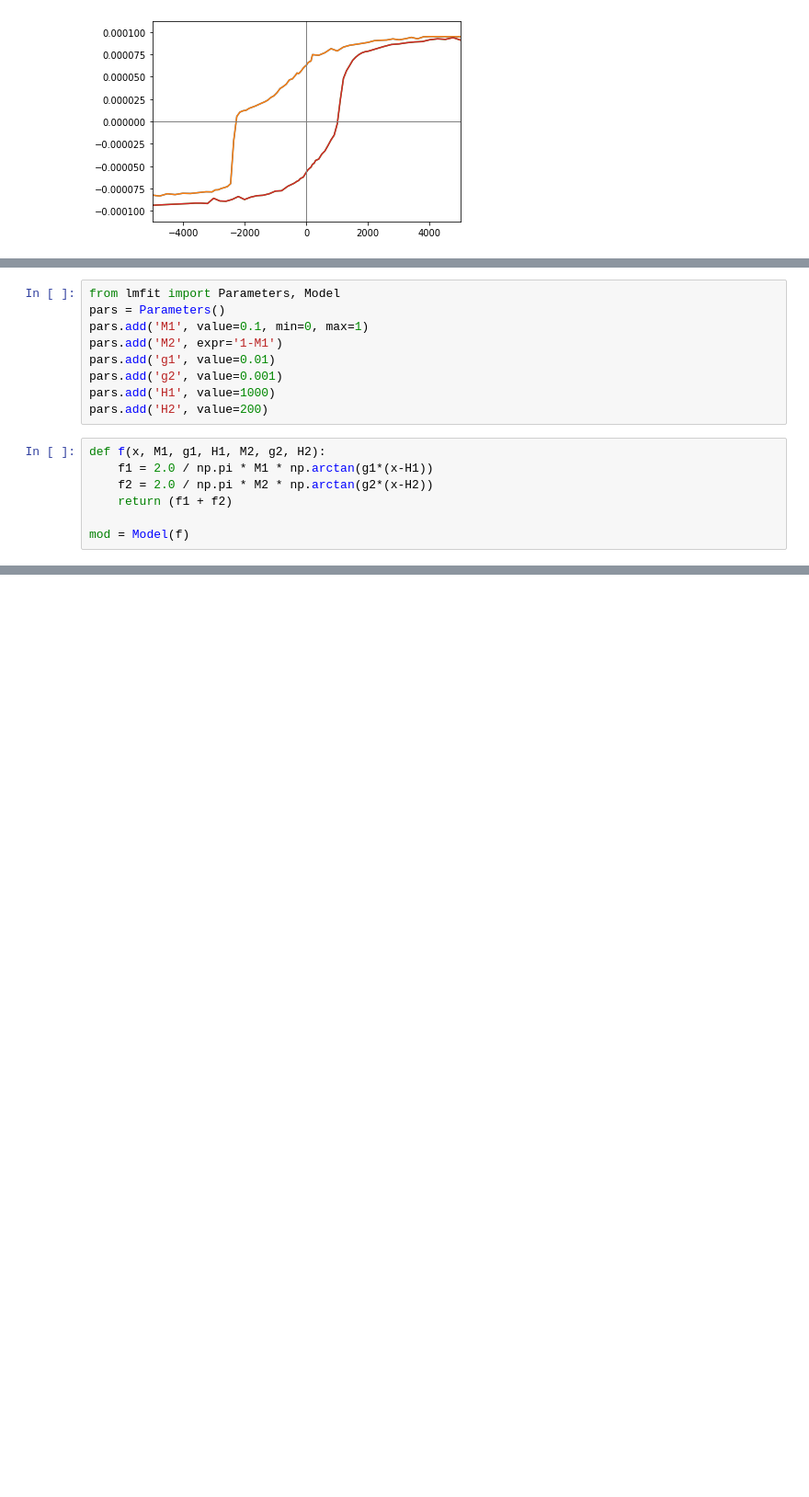
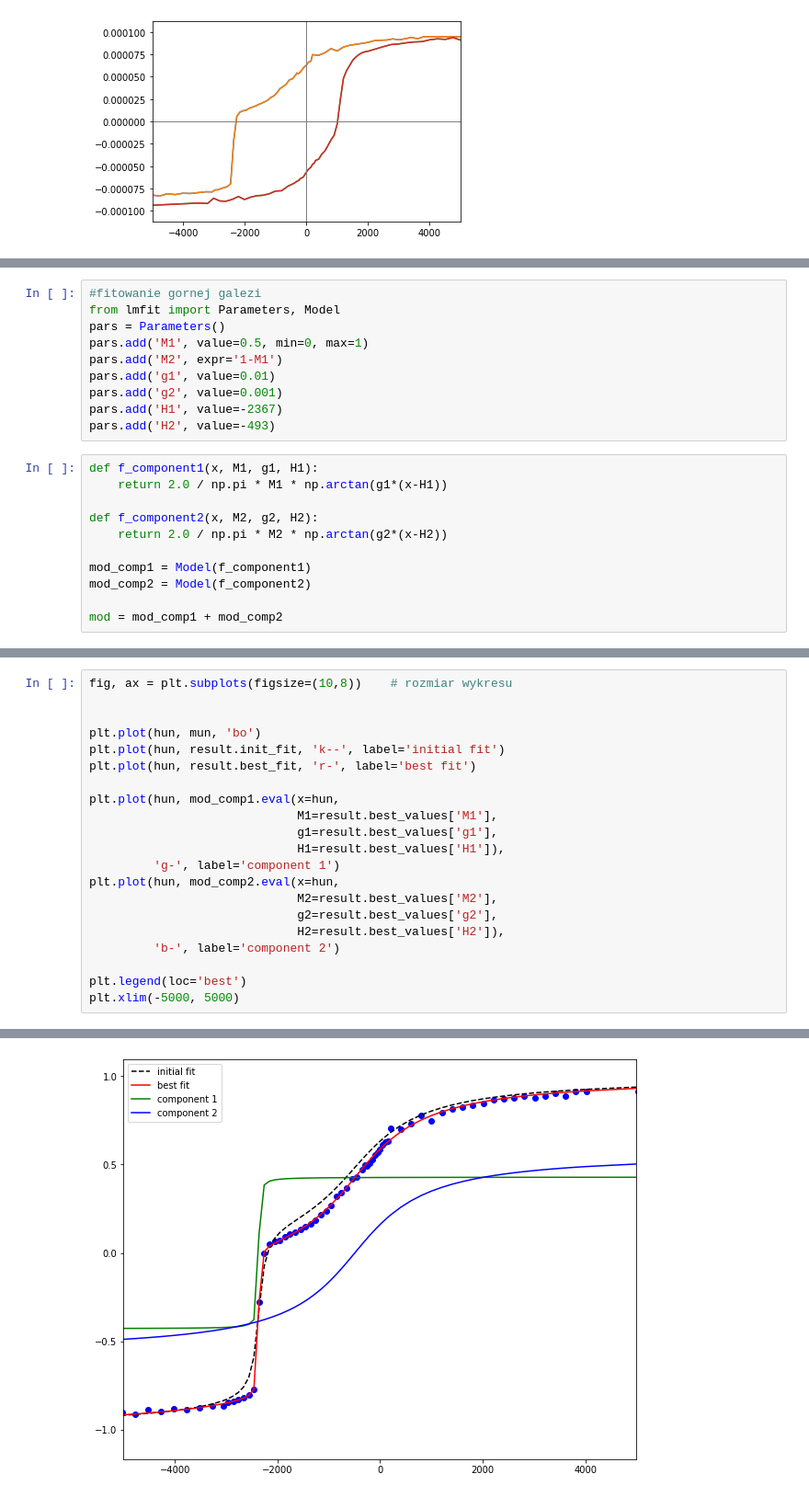
Before and after one commit to OliwiaP/First_Repo, a Jupyter notebook: hist_loop.ipynb, the cells around one changed output, grey strips where cells are left out. Shown at 92% size. Cells and saved outputs as stored; diff of their text form; blank space fills up the shorter version.

```diff
--- a/hist_loop.ipynb
+++ b/hist_loop.ipynb
@@ -162,19 +161,24 @@ plt.axhline(-1.0,c='r')
 <matplotlib.lines.Line2D at 0x...>
 [figure]
 # %%
+#fitowanie gornej galezi
 from lmfit import Parameters, Model
 pars = Parameters()
-pars.add('M1', value=0.1, min=0, max=1)
+pars.add('M1', value=0.5, min=0, max=1)
 pars.add('M2', expr='1-M1')
 pars.add('g1', value=0.01)
 pars.add('g2', value=0.001)
-pars.add('H1', value=1000)
-pars.add('H2', value=200)
+pars.add('H1', value=-2367)
+pars.add('H2', value=-493)
 # %%
-def f(x, M1, g1, H1, M2, g2, H2):
-    f1 = 2.0 / np.pi * M1 * np.arctan(g1*(x-H1))
-    f2 = 2.0 / np.pi * M2 * np.arctan(g2*(x-H2))
-    return (f1 + f2)
+def f_component1(x, M1, g1, H1):
+    return 2.0 / np.pi * M1 * np.arctan(g1*(x-H1))
 
-mod = Model(f)
+def f_component2(x, M2, g2, H2):
+    return 2.0 / np.pi * M2 * np.arctan(g2*(x-H2))
+
+mod_comp1 = Model(f_component1)
+mod_comp2 = Model(f_component2)
+
+mod = mod_comp1 + mod_comp2
 # %%
@@ -200,0 +205,22 @@ print(result.fit_report())
+# %%
+fig, ax = plt.subplots(figsize=(10,8))    # rozmiar wykresu
+
+
+plt.plot(hun, mun, 'bo')
+plt.plot(hun, result.init_fit, 'k--', label='initial fit')
+plt.plot(hun, result.best_fit, 'r-', label='best fit')
+
+plt.plot(hun, mod_comp1.eval(x=hun,
+                             M1=result.best_values['M1'],
+                             g1=result.best_values['g1'],
+                             H1=result.best_values['H1']),
+         'g-', label='component 1')
+plt.plot(hun, mod_comp2.eval(x=hun,
+                             M2=result.best_values['M2'],
+                             g2=result.best_values['g2'],
+                             H2=result.best_values['H2']),
+         'b-', label='component 2')
+
+plt.legend(loc='best')
+plt.xlim(-5000, 5000)
+# %% [output]
@@ -200,0 +228 @@ print(result.fit_report())
+[figure, added]
```
Also changed, not shown: parts of 15 cells of this notebook.
